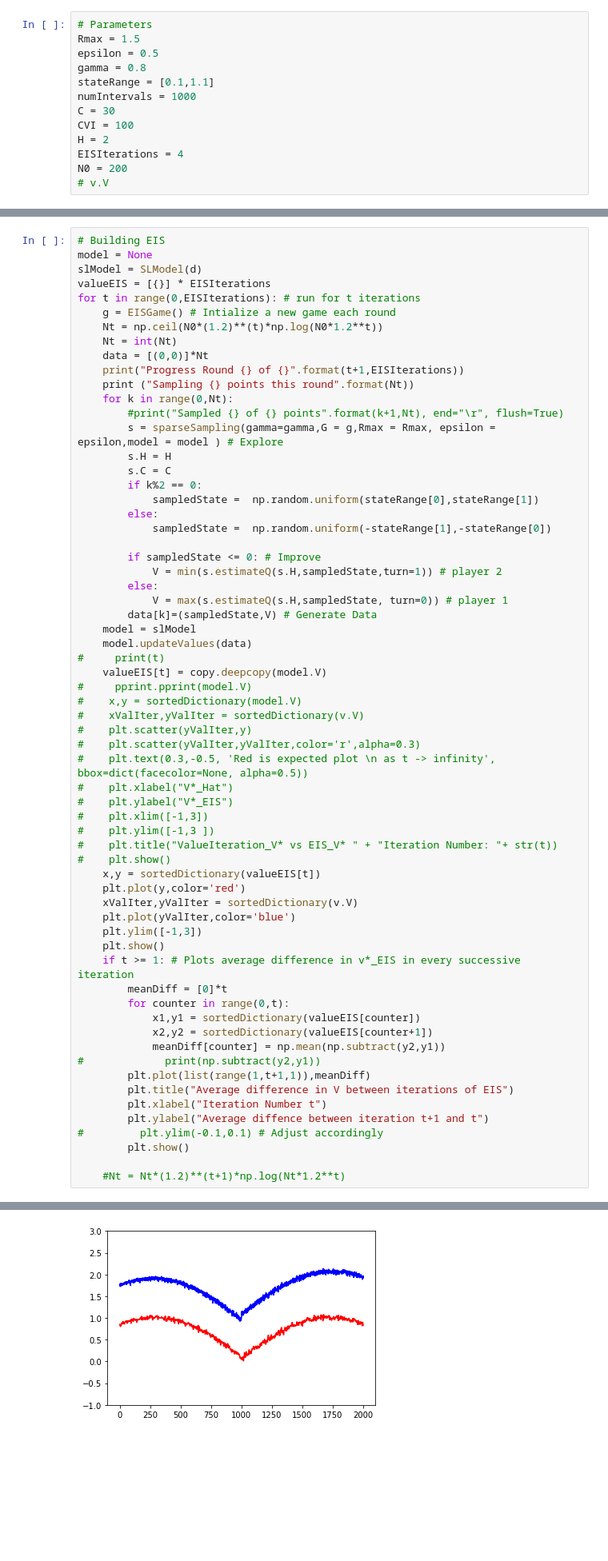
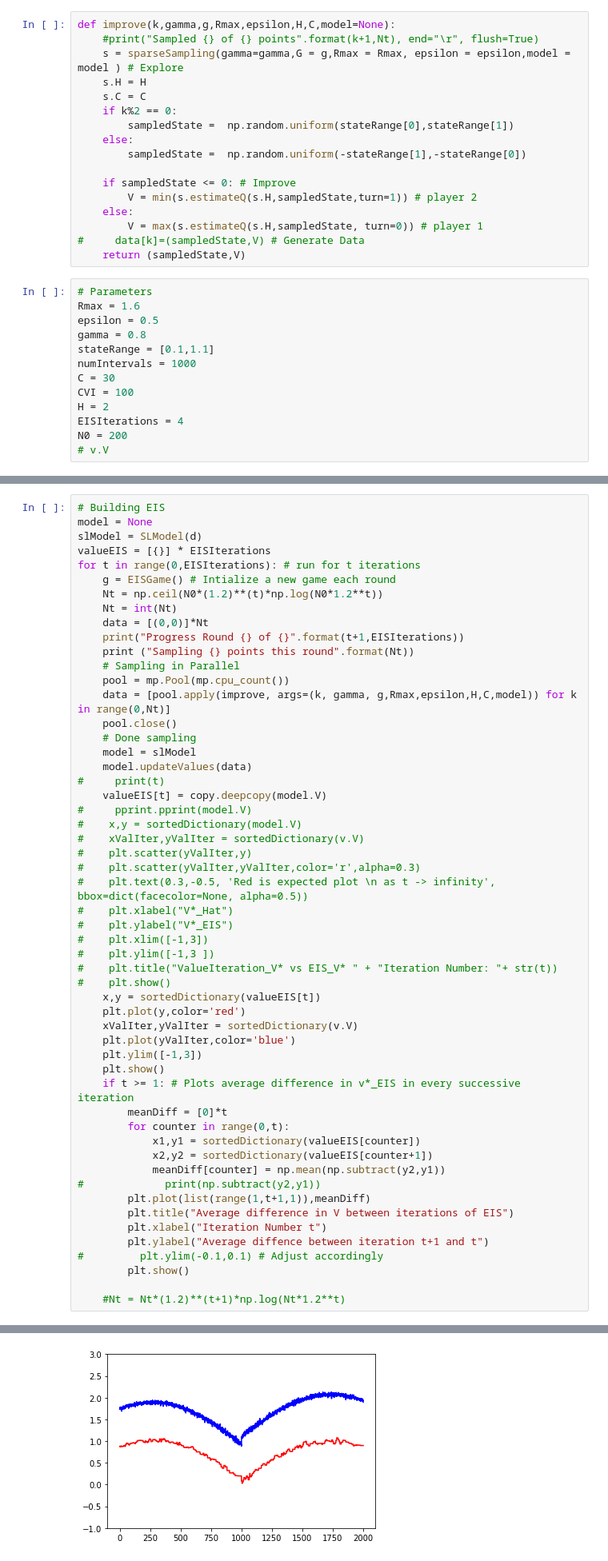
Before and after one commit to s2c/ExploreImproveSupervise, a Jupyter notebook: EIS.ipynb, the cells around one changed output, grey strips where cells are left out. Shown: that part at 80% size. Saved outputs shown, nothing was run; the diff lists cells and outputs as text; blank space fills up the shorter version.

Commit message:
Parallel!"

```diff
--- a/EIS.ipynb
+++ b/EIS.ipynb
@@ -13,9 +13,26 @@ def sortedDictionary(dictionary):
     lists = sorted(dictionary.items()) # sorted by key, return a list of tuples
     x, y = zip(*lists) # unpack a list of pairs into two tuples
     return x,y
+# %%
+def improve(k,gamma,g,Rmax,epsilon,H,C,model=None):
+    #print("Sampled {} of {} points".format(k+1,Nt), end="\r", flush=True)
+    s = sparseSampling(gamma=gamma,G = g,Rmax = Rmax, epsilon = epsilon,model = model ) # Explore
+    s.H = H
+    s.C = C
+    if k%2 == 0:
+        sampledState =  np.random.uniform(stateRange[0],stateRange[1])
+    else:
+        sampledState =  np.random.uniform(-stateRange[1],-stateRange[0])
+
+    if sampledState <= 0: # Improve
+        V = min(s.estimateQ(s.H,sampledState,turn=1)) # player 2
+    else:
+        V = max(s.estimateQ(s.H,sampledState, turn=0)) # player 1
+#     data[k]=(sampledState,V) # Generate Data
+    return (sampledState,V)
 # %%
 # Parameters
-Rmax = 1.5
+Rmax = 1.6
 epsilon = 0.5
 gamma = 0.8
 stateRange = [0.1,1.1]
@@ -57,21 +74,11 @@ for t in range(0,EISIterations): # run for t iterations
     data = [(0,0)]*Nt
     print("Progress Round {} of {}".format(t+1,EISIterations))
     print ("Sampling {} points this round".format(Nt))
-    for k in range(0,Nt):
-        #print("Sampled {} of {} points".format(k+1,Nt), end="\r", flush=True)
-        s = sparseSampling(gamma=gamma,G = g,Rmax = Rmax, epsilon = epsilon,model = model ) # Explore
-        s.H = H
-        s.C = C
-        if k%2 == 0:
-            sampledState =  np.random.uniform(stateRange[0],stateRange[1])
-        else:
-            sampledState =  np.random.uniform(-stateRange[1],-stateRange[0])
-
-        if sampledState <= 0: # Improve
-            V = min(s.estimateQ(s.H,sampledState,turn=1)) # player 2
-        else:
-            V = max(s.estimateQ(s.H,sampledState, turn=0)) # player 1
-        data[k]=(sampledState,V) # Generate Data
+    # Sampling in Parallel
+    pool = mp.Pool(mp.cpu_count())
+    data = [pool.apply(improve, args=(k, gamma, g,Rmax,epsilon,H,C,model)) for k in range(0,Nt)]
+    pool.close()
+    # Done sampling
     model = slModel
     model.updateValues(data)
 #     print(t)
@@ -114,3 +121,3 @@ The starting state is 0.518511271172
 Progress Round 1 of 4
 Sampling 1060 points this round
-[figure, old version]
+[figure, new version]
```
Also changed, not shown: parts of 4 cells of this notebook.
